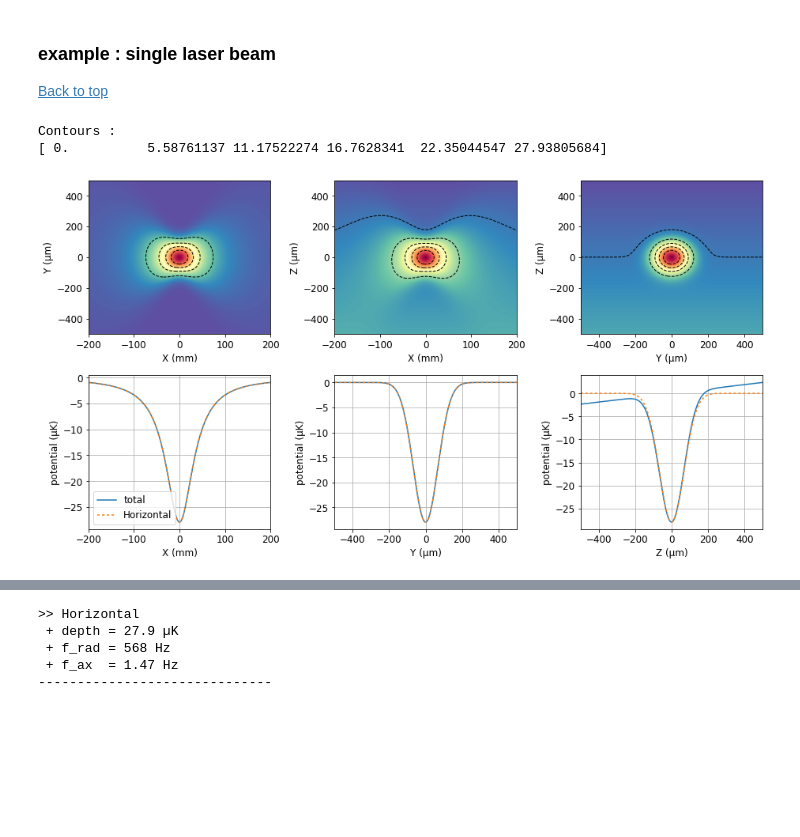
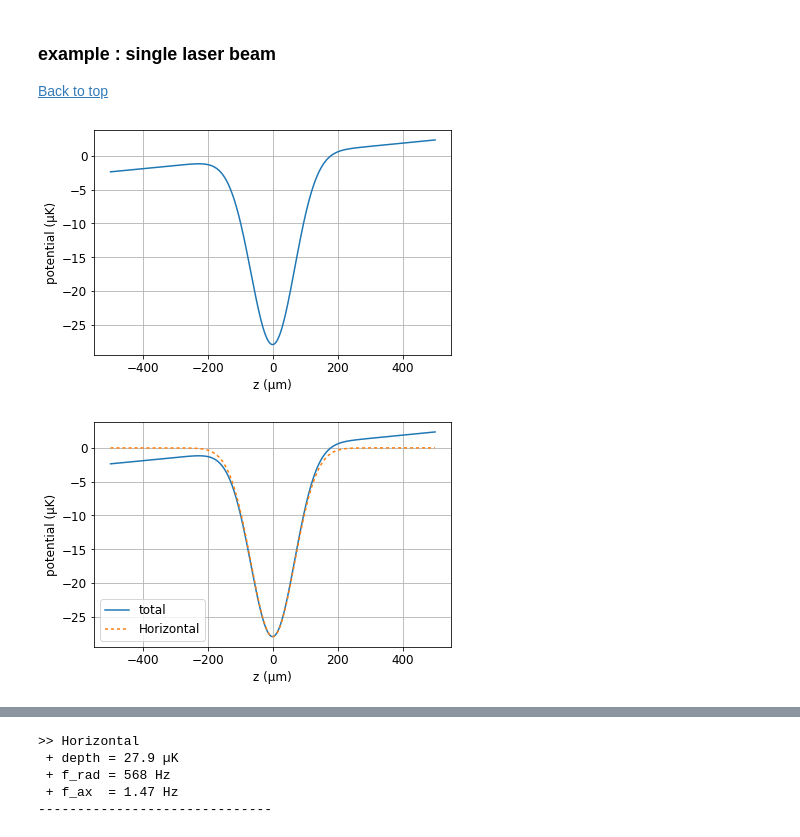
Before and after one commit to adareau/odt-calc, a Jupyter notebook: odtcalc_examples.ipynb, the cells around one changed output, grey strips where cells are left out. Saved outputs shown, nothing was run; the diff lists cells and outputs as text; code cells hidden in the pictures; blank space fills up the shorter version.

```diff
--- a/odtcalc_examples.ipynb
+++ b/odtcalc_examples.ipynb
@@ -468,30 +468,61 @@ from odtcalc.atom import Helium
 # %%
 # -- setup trap
 # init trap object
 odt = Trap(atom=Helium())  # NB: atom is Helium by default
 
 # trap general settings
 odt.gravity = True  # enables gravity (True by default)
 odt.magnetic_field_offset = (0, 0, 0)  # homogeneous magnetic field offset
 
 # add one laser
 # (same arguments as GaussianBeam() object)
 odt.add_laser(
               wavelength = 1550e-9,  # meters
               power = 6,  # Watts
               waist_value = 135e-6,  # meters
               waist_position = (0, 0, 0),  # x, y, z
               waist_shift = 0,  # to define a shift along the laser axis
               phi = 0,  # angle of propagation in x/y plane
               theta = pi / 2,  # angle of propagation, wrt z axis
               label='Horizontal',
               )
 
-# -- plot potential
-odt.plot_potential(spatial_range=(200e-3, 500e-6, 500e-6),
-                   figsize=(13,7),
-                   unit='µK')
+# -- compute potential (basic function)
+# compute
+x = 0
+y = 0
+z = np.linspace(-500e-6, 500e-6, 1000)
+U = odt.potential(x, y, z, unit='µK')
+
+# plot
+plt.figure()
+plt.plot(z * 1e6, U)
+plt.xlabel('z (µm)')
+plt.ylabel('potential (µK)')
+plt.grid()
+plt.tight_layout()
+plt.show()
 # %% [output]
-Contours :
-[ 0.          5.58761137 11.17522274 16.7628341  22.35044547 27.93805684]
-[figure, old version]
+[figure, new version]
+# %%
+# -- compute potential (with all individual contributions)
+# compute
+x = 0
+y = 0
+z = np.linspace(-500e-6, 500e-6, 1000)
+U, indiv = odt.potential(x, y, z, yield_each_contribution=True, unit='µK')
+
+# plot
+plt.figure()
+plt.plot(z * 1e6, U, label='total')
+for label, Ui in indiv.items():
+    plt.plot(z * 1e6, Ui, dashes=[2, 2], label=label)
+
+plt.xlabel('z (µm)')
+plt.ylabel('potential (µK)')
+plt.grid()
+plt.legend()
+plt.tight_layout()
+plt.show()
+# %% [output]
+[figure, added]
```
Also changed, not shown: parts of 1 cell of this notebook, 1 other file.
